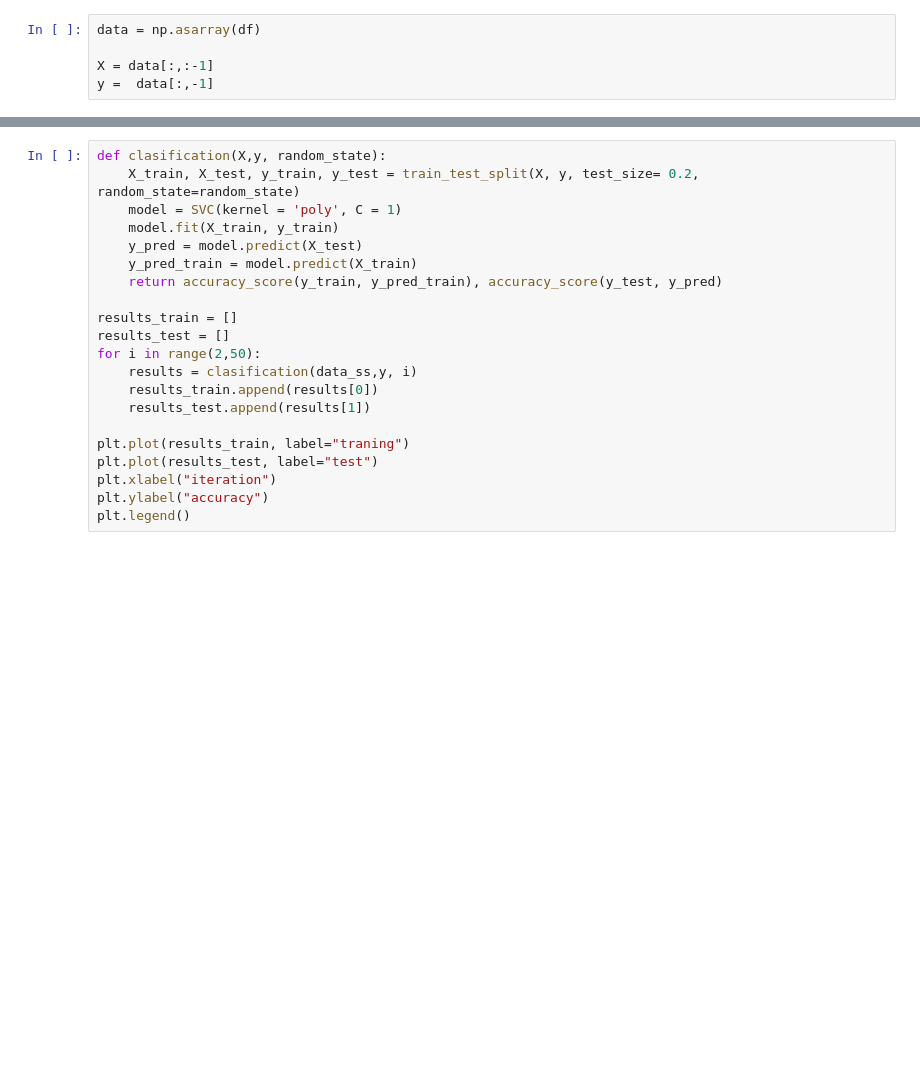
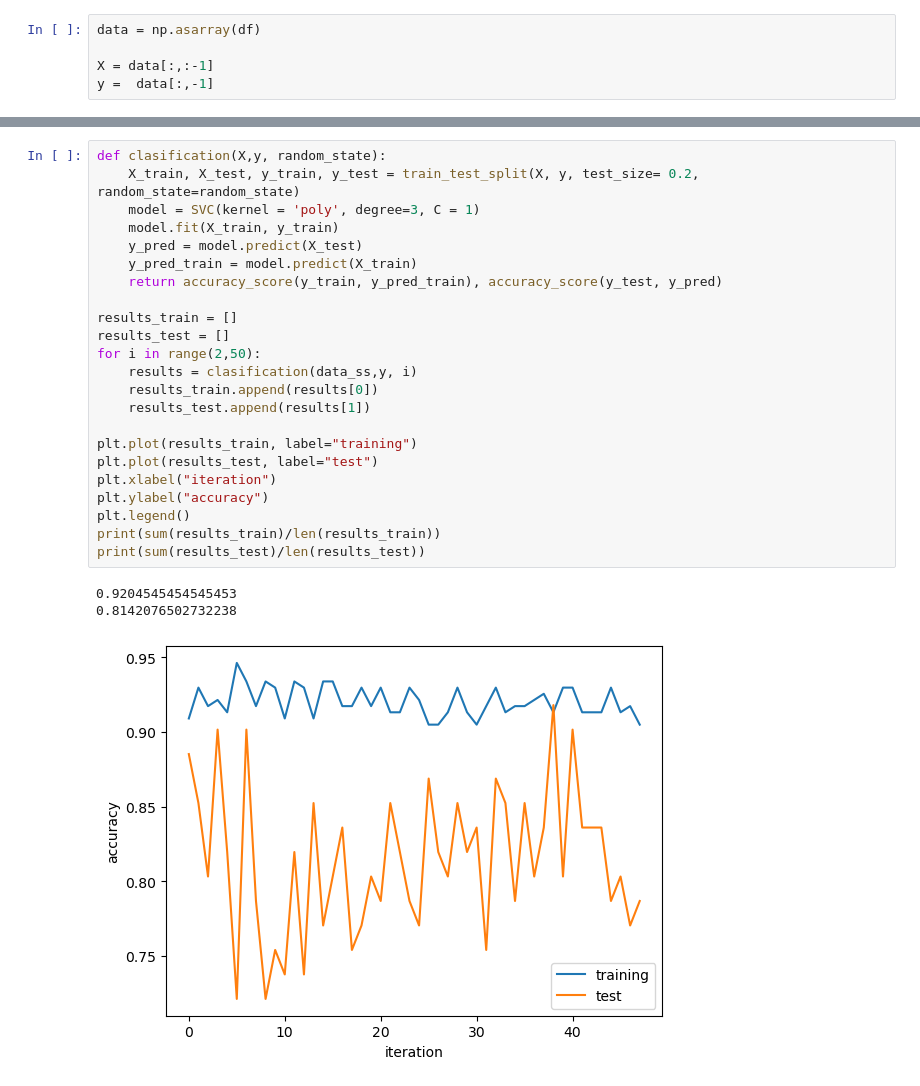
Before and after one commit to jvlkafl/MSI-5sem, a Jupyter notebook: 2.5 skalowanie danych.ipynb, the cells around one changed output, grey strips where cells are left out. Saved outputs shown, nothing was run; the diff lists cells and outputs as text; blank space fills up the shorter version.

```diff
--- a/2.5 skalowanie danych.ipynb
+++ b/2.5 skalowanie danych.ipynb
@@ -40,24 +58,30 @@ data_ss
 # %%
 def clasification(X,y, random_state):
     X_train, X_test, y_train, y_test = train_test_split(X, y, test_size= 0.2, random_state=random_state)
-    model = SVC(kernel = 'poly', C = 1)
+    model = SVC(kernel = 'poly', degree=3, C = 1)
     model.fit(X_train, y_train)
     y_pred = model.predict(X_test)
     y_pred_train = model.predict(X_train)
     return accuracy_score(y_train, y_pred_train), accuracy_score(y_test, y_pred)
 
 results_train = []
 results_test = []
 for i in range(2,50):
     results = clasification(data_ss,y, i)
     results_train.append(results[0])
     results_test.append(results[1])
 
-plt.plot(results_train, label="traning")
+plt.plot(results_train, label="training")
 plt.plot(results_test, label="test")
 plt.xlabel("iteration")
 plt.ylabel("accuracy")
 plt.legend()
+print(sum(results_train)/len(results_train))
+print(sum(results_test)/len(results_test))
+# %% [output]
+0.9204545454545453
+0.8142076502732238
+[figure, added]
 # %%
 data_mm = p.MinMaxScaler().fit_transform(X)
 data_mm
```
Also changed, not shown: parts of 5 cells of this notebook.
